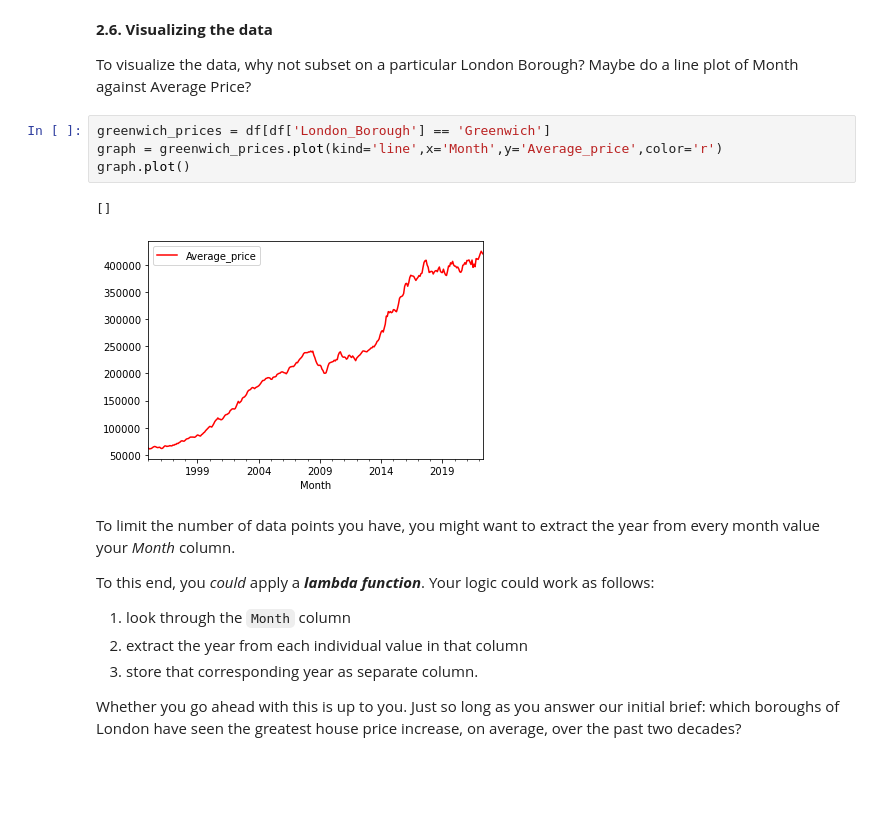
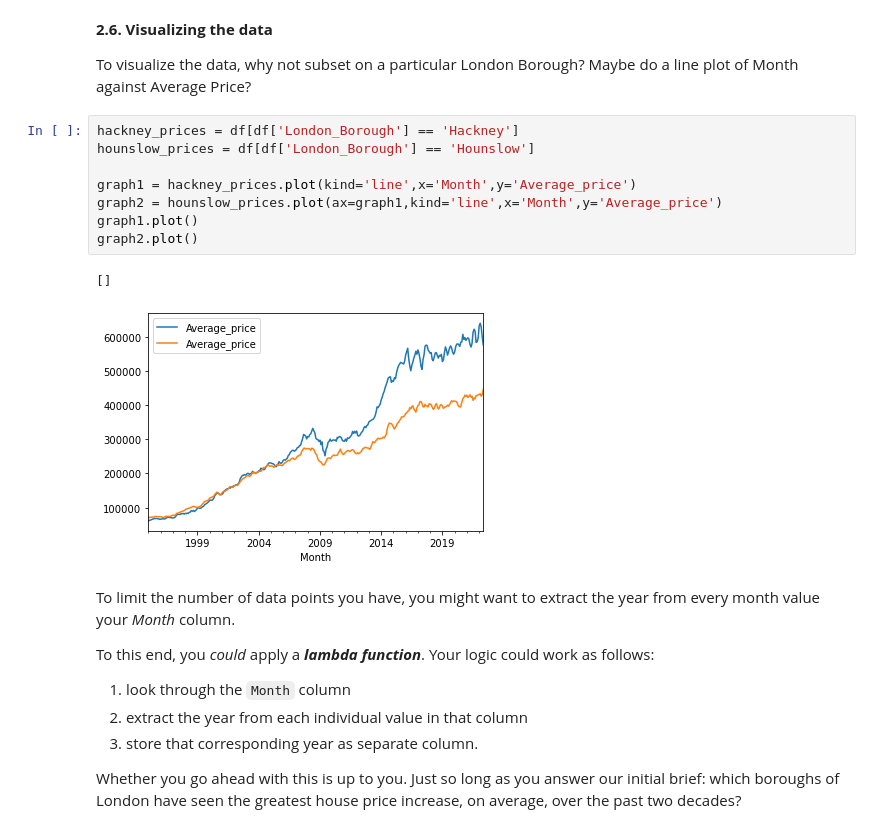
Before and after one commit to Yassinator10/SpringBoard-DataScience-Career-Track, a Jupyter notebook: Unit 4 Challenge - Tier 3.ipynb, the cells around one changed output. Cells and saved outputs as stored; diff of their text form; blank space fills up the shorter version.

```diff
--- a/Unit 4 Challenge - Tier 3.ipynb
+++ b/Unit 4 Challenge - Tier 3.ipynb
@@ -301,13 +293,17 @@ array(['City of London', 'Barking & Dagenham', 'Barnet', 'Bexley',
 **2.6. Visualizing the data**
 
 To visualize the data, why not subset on a particular London Borough? Maybe do a line plot of Month against Average Price?
-# %%
-greenwich_prices = df[df['London_Borough'] == 'Greenwich']
-graph = greenwich_prices.plot(kind='line',x='Month',y='Average_price',color='r')
-graph.plot()
-# %% [output]
-[]
-[figure, removed]
+# %%
+hackney_prices = df[df['London_Borough'] == 'Hackney']
+hounslow_prices = df[df['London_Borough'] == 'Hounslow']
+
+graph1 = hackney_prices.plot(kind='line',x='Month',y='Average_price')
+graph2 = hounslow_prices.plot(ax=graph1,kind='line',x='Month',y='Average_price')
+graph1.plot()
+graph2.plot()
+# %% [output]
+[]
+[figure, added]
 # %% [markdown]
 To limit the number of data points you have, you might want to extract the year from every month value your *Month* column.
 
```
Also changed, not shown: parts of 6 cells of this notebook, 1 other file.
